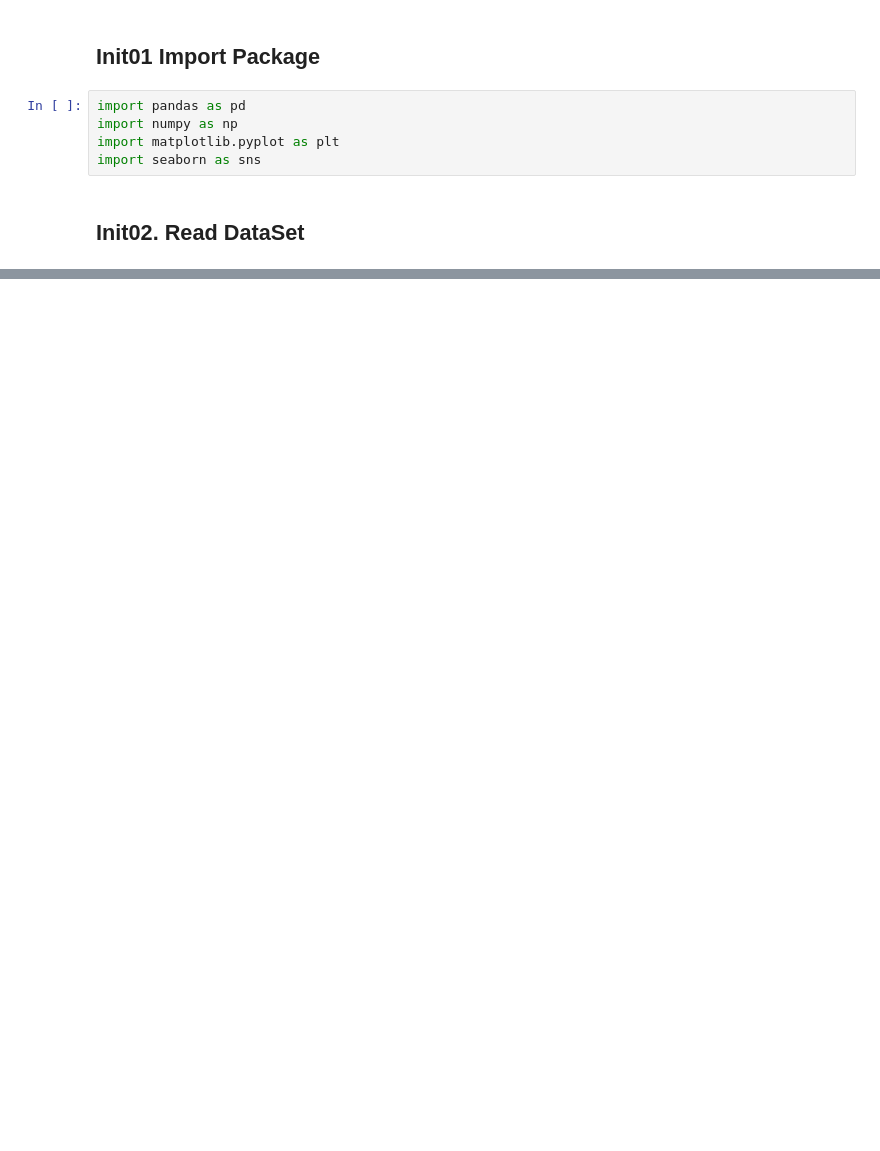
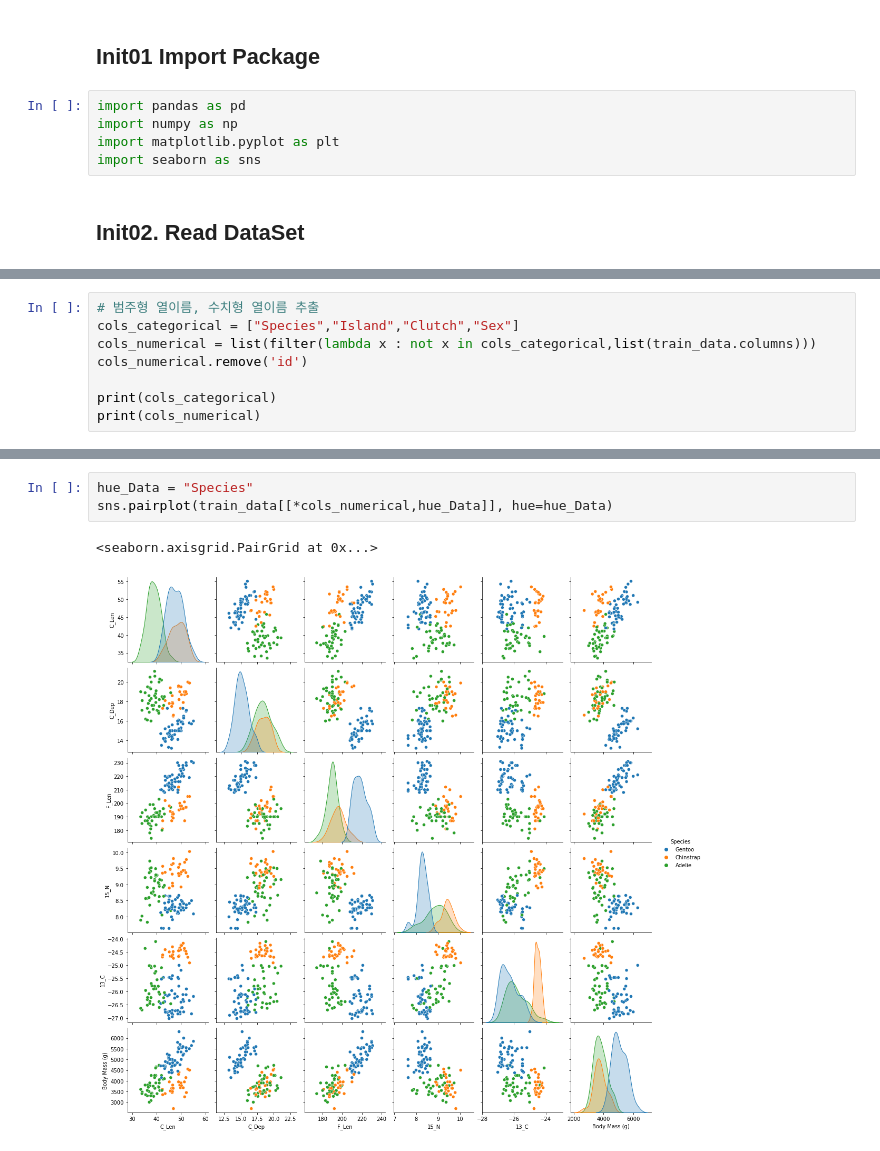
Before and after one commit to E-EE-E/MachineLearning-Study, a Jupyter notebook: Penguin_Weight/wbpark/main.ipynb, the cells around one changed output, grey strips where cells are left out. Saved outputs shown, nothing was run; the diff lists cells and outputs as text; blank space fills up the shorter version.

```diff
--- a/Penguin_Weight/wbpark/main.ipynb
+++ b/Penguin_Weight/wbpark/main.ipynb
@@ -65,0 +142,8 @@ dtype: int64
+# %%
+# 범주형 열이름, 수치형 열이름 추출
+cols_categorical = ["Species","Island","Clutch","Sex"]
+cols_numerical = list(filter(lambda x : not x in cols_categorical,list(train_data.columns)))
+cols_numerical.remove('id')
+
+print(cols_categorical)
+print(cols_numerical)
@@ -65,0 +184,6 @@ dtype: int64
+# %%
+hue_Data = "Species"
+sns.pairplot(train_data[[*cols_numerical,hue_Data]], hue=hue_Data)
+# %% [output]
+<seaborn.axisgrid.PairGrid at 0x...>
+[figure, added]
```
Also changed, not shown: parts of 31 cells of this notebook.
